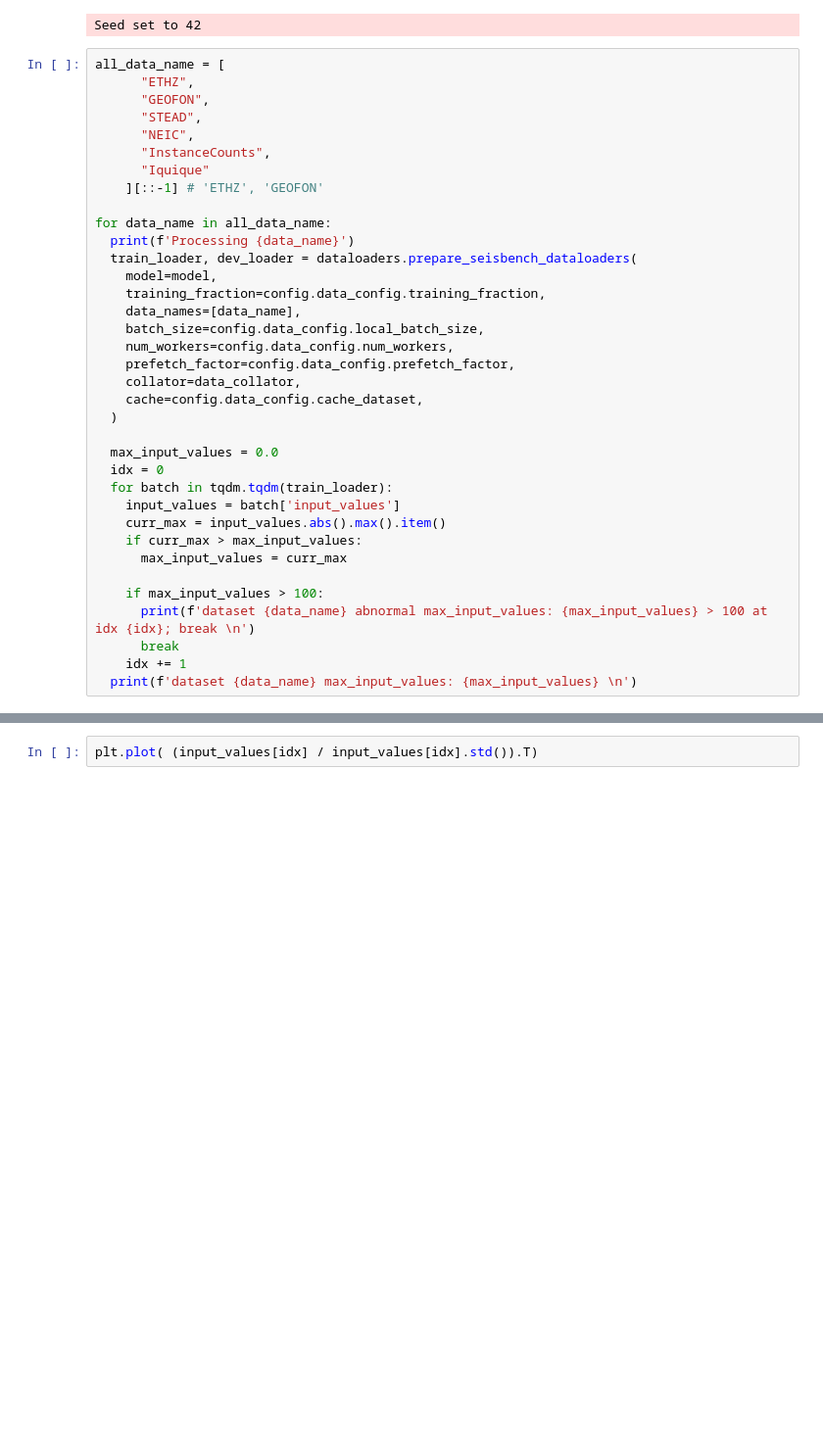
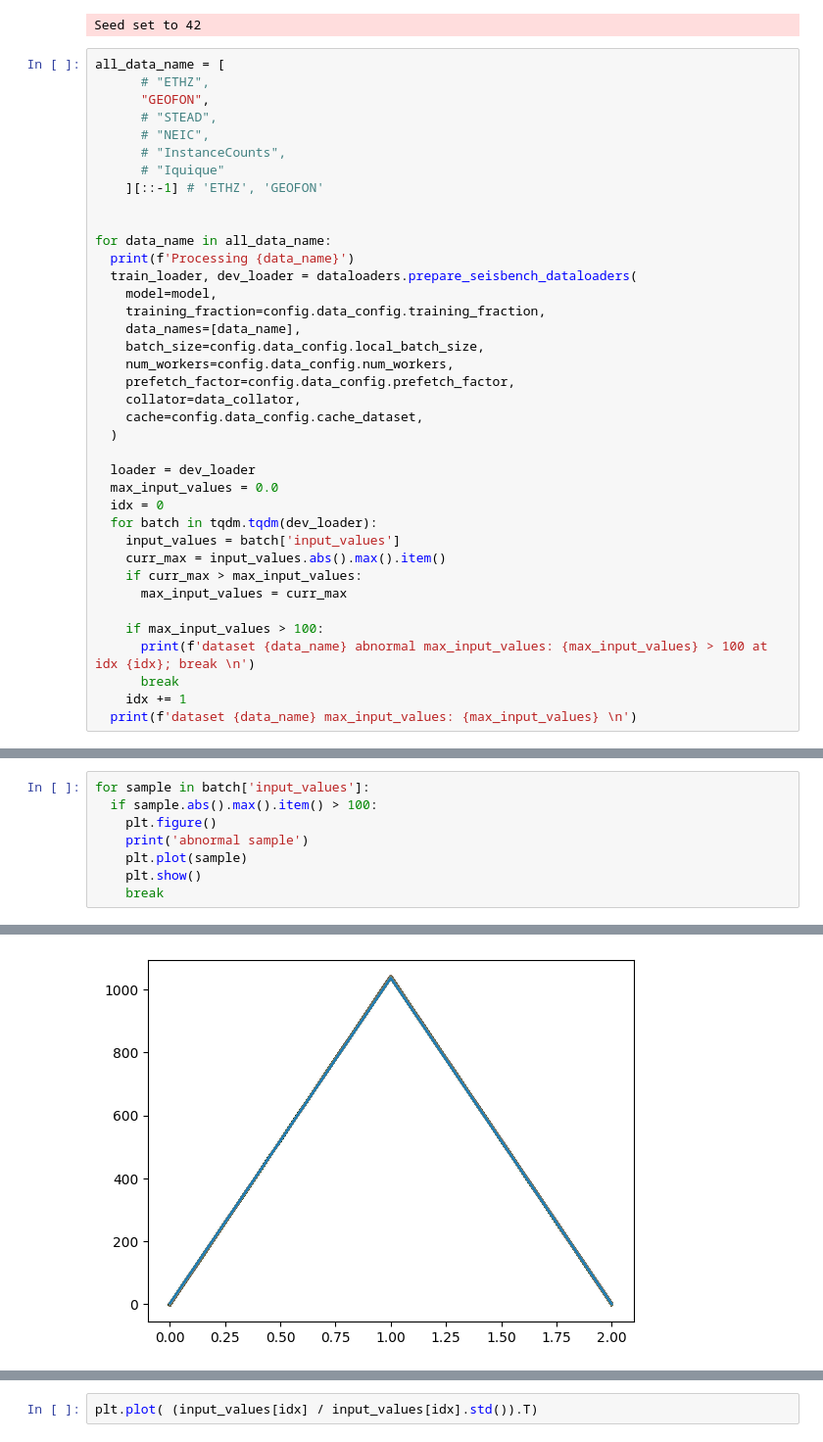
Before and after one commit to liutianlin0121/seisLM, a Jupyter notebook: notebooks/pretrain/pretrain_samples_visualization.ipynb, the cells around one changed output, grey strips where cells are left out. Shown at 98% size. Saved outputs shown, nothing was run; the diff lists cells and outputs as text; blank space fills up the shorter version.

```diff
--- a/notebooks/pretrain/pretrain_samples_visualization.ipynb
+++ b/notebooks/pretrain/pretrain_samples_visualization.ipynb
@@ -36,13 +36,14 @@ config.data_config.num_workers = int(
 Seed set to 42
 # %%
 all_data_name = [
-      "ETHZ",
+      # "ETHZ",
       "GEOFON",
-      "STEAD",
-      "NEIC",
-      "InstanceCounts",
-      "Iquique"
+      # "STEAD",
+      # "NEIC",
+      # "InstanceCounts",
+      # "Iquique"
     ][::-1] # 'ETHZ', 'GEOFON'
+
 
 for data_name in all_data_name:
   print(f'Processing {data_name}')
@@ -57,9 +58,10 @@ for data_name in all_data_name:
     cache=config.data_config.cache_dataset,
   )
 
+  loader = dev_loader
   max_input_values = 0.0
   idx = 0
-  for batch in tqdm.tqdm(train_loader):
+  for batch in tqdm.tqdm(dev_loader):
     input_values = batch['input_values']
     curr_max = input_values.abs().max().item()
     if curr_max > max_input_values:
@@ -81,0 +79,9 @@ KeyboardInterrupt:
+# %%
+for sample in batch['input_values']:
+  if sample.abs().max().item() > 100:
+    plt.figure()
+    print('abnormal sample')
+    plt.plot(sample)
+    plt.show()
+    break
+# %% [output]
@@ -81,0 +89 @@ KeyboardInterrupt:
+[figure, added]
```
Also changed, not shown: parts of 3 cells of this notebook, 9 other files.
